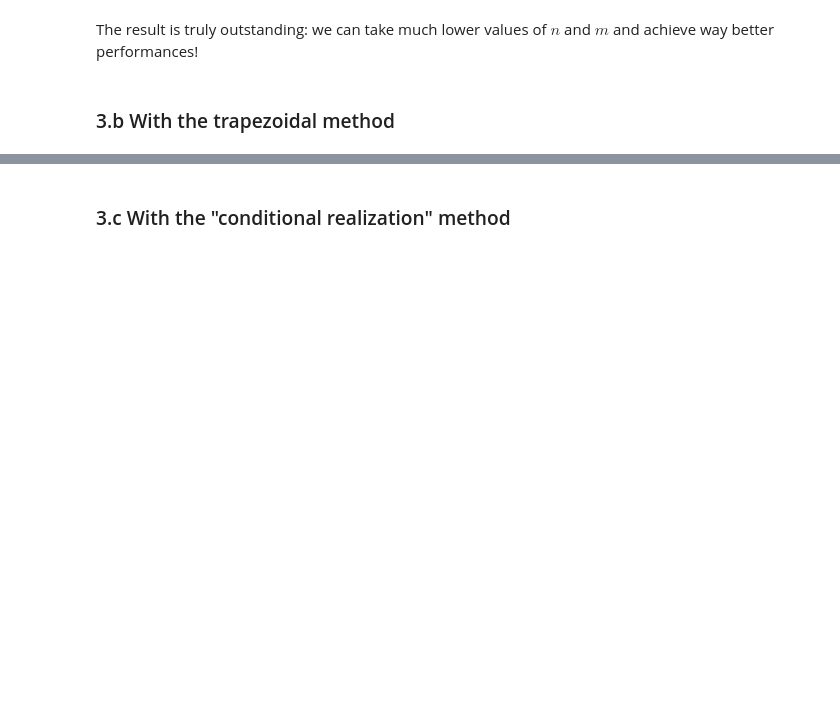
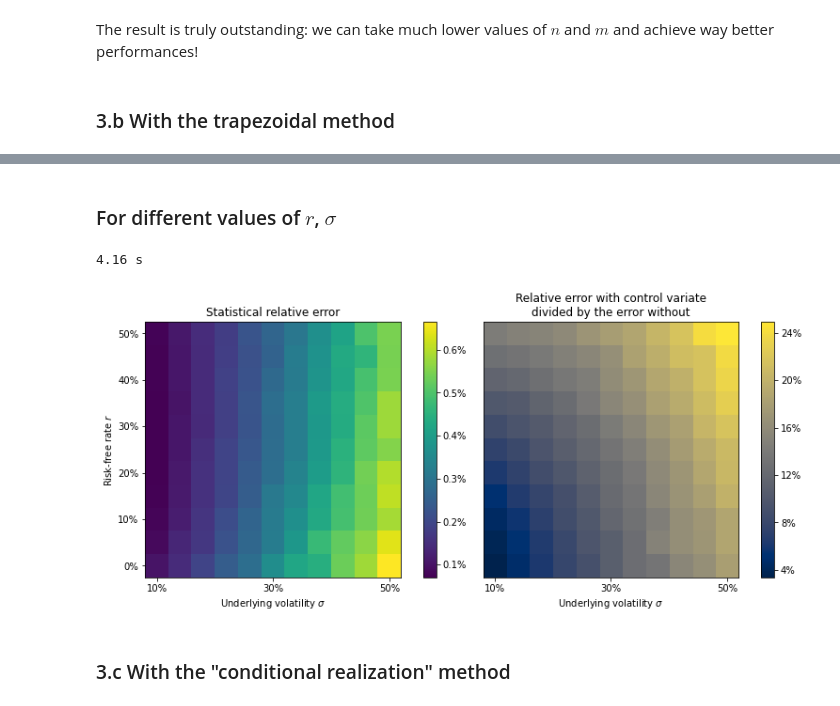
Before and after one commit to 20castro/Projet_MC, a Jupyter notebook: implementations/mc_approaches.ipynb, the cells around one changed output, grey strips where cells are left out. Drawn from its saved outputs; the diff is of its cells as text; code cells hidden in the pictures; blank space fills up the shorter version.

Commit message:
Small descriptions and chart

```diff
--- a/implementations/mc_approaches.ipynb
+++ b/implementations/mc_approaches.ipynb
@@ -515,0 +517,45 @@ ax.legend(loc='lower right');
+# %% [markdown]
+### For different values of $r$, $\sigma$
+# %%
+n_r, n_s = 11, 11
+r = np.linspace(0, .5, n_r)
+sigma = np.linspace(.1, .5, n_s)
+ci = []
+uncertainty = []
+start = perf_counter()
+for rate in r:
+    for s in sigma:
+        p, ci_with, _, ci_without = trapeze_control(10**4, 50, rate, s, 100, 1, 100)
+        ci.append(ci_with/ci_without)
+        uncertainty.append(ci_with/p)
+end = perf_counter()
+res = 100*np.array(ci).reshape((n_r, n_s))[::-1, ::]
+uncertainty = 100*np.array(uncertainty).reshape((n_r, n_s))[::-1, ::]
+print(f'{(end - start):.2f} s')
+# %% [output]
+4.16 s
+# %%
+fig, (ax1, cax1, space, ax2, cax2) = plt.subplots(
+    nrows=1, ncols=5, figsize=(12, 5),
+    gridspec_kw={'width_ratios': [1, .05, .01, 1, .05]}
+)
+space.axis('off')
+
+im2 = ax1.imshow(uncertainty)
+ax1.set_yticks(np.arange(10, -1, -2), [f'{x}%' for x in 10*np.arange(6)])
+ax1.set_ylabel('Risk-free rate $r$')
+ax1.set_xticks([0, 5, 10], [f'{x}%' for x in [10, 30, 50]])
+ax1.set_xlabel('Underlying volatility $\sigma$')
+_ = fig.colorbar(im2, cax=cax1, format=PercentFormatter(decimals=1))
+ax1.set_title('Statistical relative error')
+
+im1 = ax2.imshow(res, interpolation='antialiased', cmap='cividis')
+ax2.set_xticks([0, 5, 10], [f'{x}%' for x in [10, 30, 50]])
+ax2.set_xlabel('Underlying volatility $\sigma$')
+ax2.set_yticks([])
+_ = fig.colorbar(im1, cax=cax2, ticks=np.arange(0, 26, 4), format=PercentFormatter(decimals=0))
+ax2.set_title('Relative error with control variate\ndivided by the error without');
+
+# fig.tight_layout();
+# %% [output]
+[figure, added]
```
Also changed, not shown: parts of 8 cells of this notebook, 2 other files.
